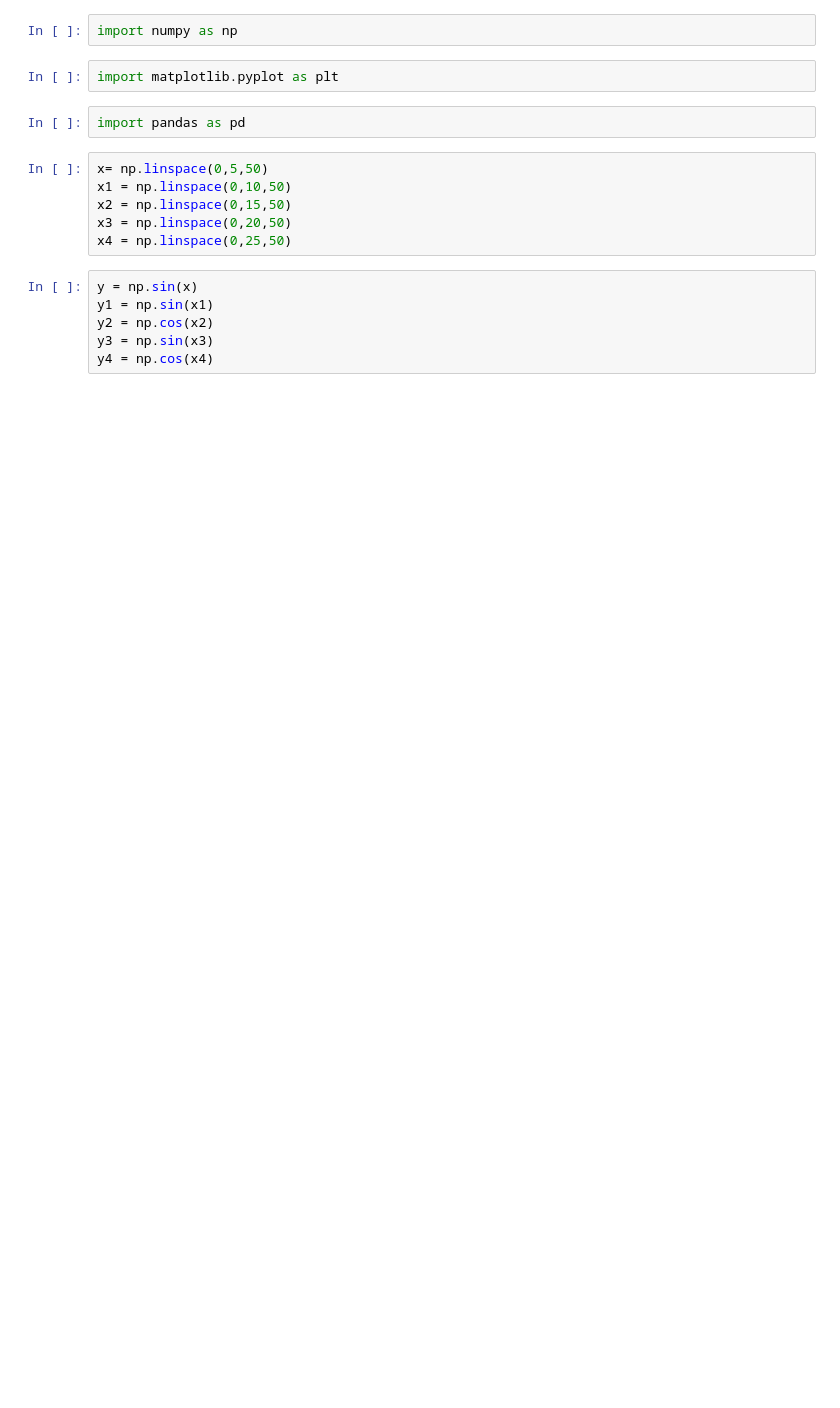
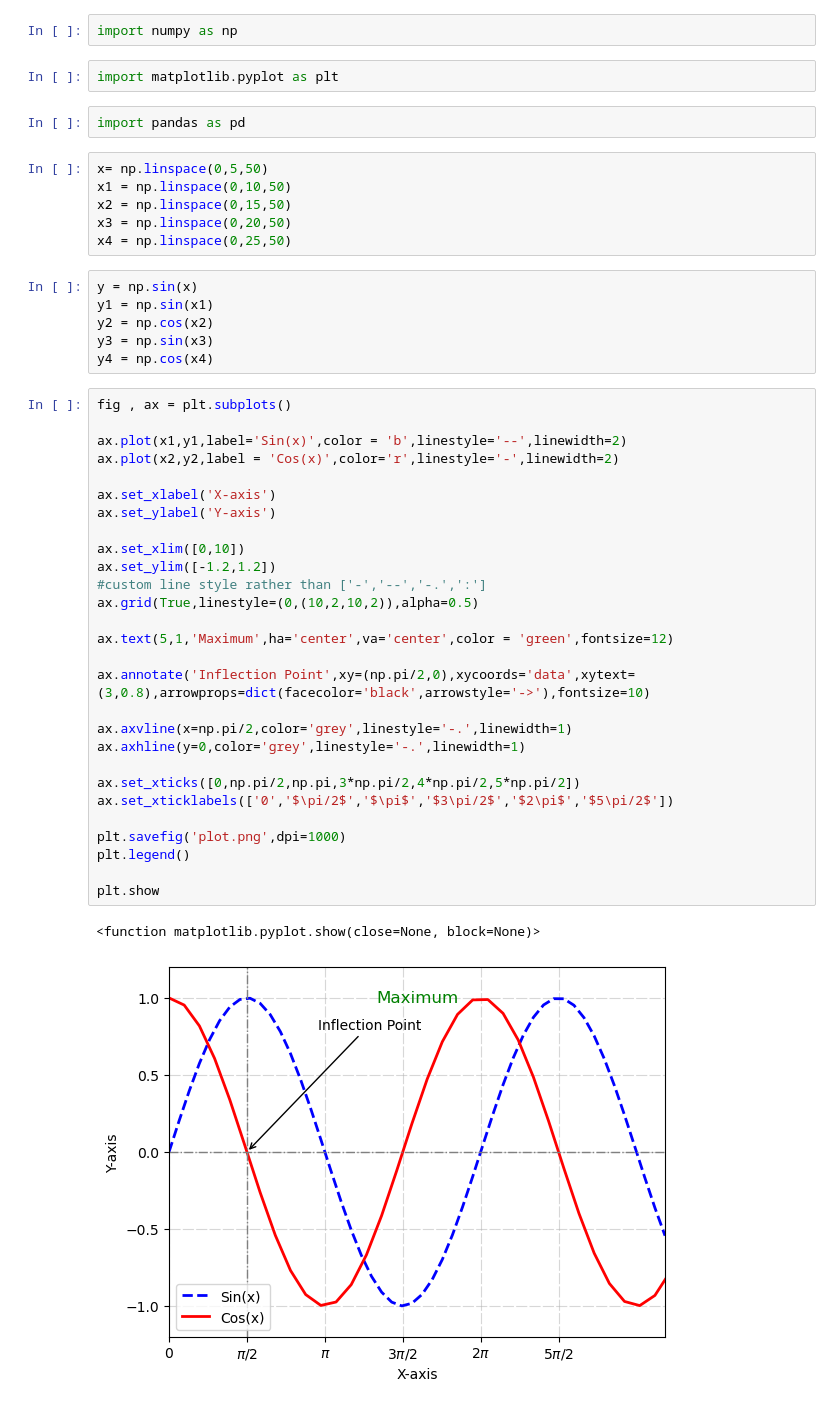
Before and after one commit to chaitnaya0119/Data-cleaning-and-visualization, a Jupyter notebook: data visualisation practice.ipynb, the cells around one changed output. Cells and saved outputs as stored; diff of their text form; blank space fills up the shorter version.

```diff
--- a/data visualisation practice.ipynb
+++ b/data visualisation practice.ipynb
@@ -16,3 +16,34 @@ y1 = np.sin(x1)
 y2 = np.cos(x2)
 y3 = np.sin(x3)
 y4 = np.cos(x4)
+# %%
+fig , ax = plt.subplots()
+
+ax.plot(x1,y1,label='Sin(x)',color = 'b',linestyle='--',linewidth=2)
+ax.plot(x2,y2,label = 'Cos(x)',color='r',linestyle='-',linewidth=2)
+
+ax.set_xlabel('X-axis')
+ax.set_ylabel('Y-axis')
+
+ax.set_xlim([0,10])
+ax.set_ylim([-1.2,1.2])
+#custom line style rather than ['-','--','-.',':']
+ax.grid(True,linestyle=(0,(10,2,10,2)),alpha=0.5)
+
+ax.text(5,1,'Maximum',ha='center',va='center',color = 'green',fontsize=12)
+
+ax.annotate('Inflection Point',xy=(np.pi/2,0),xycoords='data',xytext=(3,0.8),arrowprops=dict(facecolor='black',arrowstyle='->'),fontsize=10)
+
+ax.axvline(x=np.pi/2,color='grey',linestyle='-.',linewidth=1)
+ax.axhline(y=0,color='grey',linestyle='-.',linewidth=1)
+
+ax.set_xticks([0,np.pi/2,np.pi,3*np.pi/2,4*np.pi/2,5*np.pi/2])
+ax.set_xticklabels(['0','$\pi/2$','$\pi$','$3\pi/2$','$2\pi$','$5\pi/2$'])
+
+plt.savefig('plot.png',dpi=1000)
+plt.legend()
+
+plt.show
+# %% [output]
+<function matplotlib.pyplot.show(close=None, block=None)>
+[figure, added]
```
Also changed, not shown: parts of 22 cells of this notebook.
